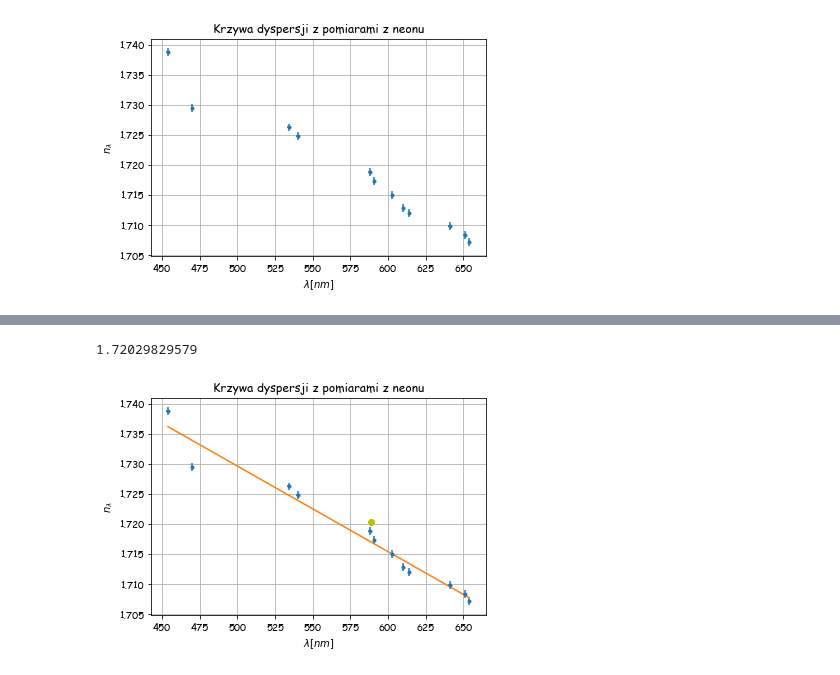
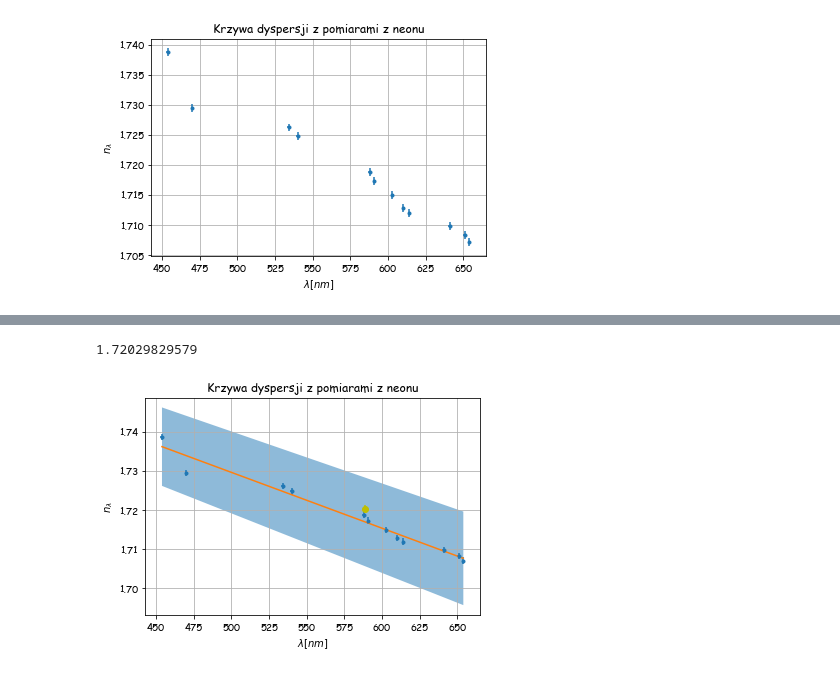
Before and after one commit to MarikinPaulina/LabFiz1, a Jupyter notebook: 07-34-GóraTęcz/Pryzmat.ipynb, the cells around one changed output, grey strips where cells are left out. Drawn from its saved outputs; the diff is of its cells as text; code cells hidden in the pictures.

```diff
--- a/07-34-GóraTęcz/Pryzmat.ipynb
+++ b/07-34-GóraTęcz/Pryzmat.ipynb
@@ -44,10 +44,12 @@ print(Neon.to_latex())
 \end{tabular}
 # %%
 Neon_kat =2*np.pi-(Neon['alpha[circ]']*stopien+Neon['alpha[min]']*minuta)+alpha_0
-D_neon_kat = D_kat_lamiacy
+D_neon_kat = D_kat_lamiacy*2
 n_neon = np.sin((Neon_kat+kat_lamiacy)/2)/np.sin(kat_lamiacy/2)
 plt.errorbar(Neon['lambda[nm]'],n_neon,cala_delta_n,1,'.')
-plt.xlabel(r'$\lambda[nm]$'); plt.ylabel(r'$n_{\lambda}$'); plt.grid(); plt.title('Krzywa dyspersji z pomiarami z neonu')
+plt.xlabel(r'$\lambda[nm]$'); plt.ylabel(r'$n_{\lambda}$')
+plt.grid()
+plt.title('Krzywa dyspersji z pomiarami z neonu')
 plt.savefig('dyspersja.png')
 # %% [output]
 [figure]
@@ -80,21 +106,29 @@ dtype: float64
 # %%
 plt.errorbar(Neon['lambda[nm]'],n_neon,cala_delta_n,1,'.')
 plt.xlabel(r'$\lambda[nm]$'); plt.ylabel(r'$n_{\lambda}$'); plt.grid(); plt.title('Krzywa dyspersji z pomiarami z neonu')
 plt.savefig('dyspersja.png')
 parametry1, kowariancja1 = np.polyfit(Neon['lambda[nm]'],n_neon,1,w=1/cala_delta_n,cov=True)
-plt.plot(Neon['lambda[nm]'],Neon['lambda[nm]']*parametry1[0]+parametry1[1])
+niepewnosci1 = np.diag(kowariancja1)**0.5
+plt.plot(Neon['lambda[nm]'],
+         np.polyval(parametry1, Neon['lambda[nm]']))
+plt.fill_between(Neon['lambda[nm]'],
+                 np.polyval(parametry1-niepewnosci1,
+                 Neon['lambda[nm]']),
+                 np.polyval(parametry1+niepewnosci1, Neon['lambda[nm]']),
+                 alpha=0.5)
 # parametry2, kowariancja2 = np.polyfit(Neon['lambda[nm]'],n_neon,2,w=1/cala_delta_n,cov=True)
 # plt.plot(Neon['lambda[nm]'],parametry2[0]*Neon['lambda[nm]']**2+Neon['lambda[nm]']*parametry2[1]+parametry2[2])
 # parametry3, kowariancja3 = np.polyfit(Neon['lambda[nm]'],n_neon,3,w=1/cala_delta_n,cov=True)
 # plt.plot(Neon['lambda[nm]'],parametry3[0]*Neon['lambda[nm]']**3+parametry3[1]*Neon['lambda[nm]']**2+\
 #          parametry3[2]*Neon['lambda[nm]']+parametry3[3])
 n_Na_zolte = np.sin((2*np.pi-Na_zolte+alpha_0+kat_lamiacy)/2)/np.sin(kat_lamiacy/2)
-D_n_Na_zolte = np.sqrt((funkcja_epsilon(kat_lamiacy,Na_zolte)*D_neon_kat)**2+(funkcja_phi(kat_lamiacy,Na_zolte)*D_kat_lamiacy)**2)
+D_n_Na_zolte = np.sqrt((funkcja_epsilon(kat_lamiacy,Na_zolte)*D_neon_kat)**2+\
+                       (funkcja_phi(kat_lamiacy,Na_zolte)*D_kat_lamiacy)**2)
 # n_Na_zielone = np.sin((Na_zielone-alpha_0+kat_lamiacy)/2)/np.sin(kat_lamiacy/2)
 print(n_Na_zolte)
 plt.errorbar(589,n_Na_zolte,D_n_Na_zolte,1,'yo')
 plt.savefig('Prosta krzywa i punkt.png')
 # plt.plot(570,n_Na_zielone,'go')
 # %% [output]
 1.72029829579
-[figure, old version]
+[figure, new version]
```
Also changed, not shown: parts of 4 cells of this notebook, 2 other files.
